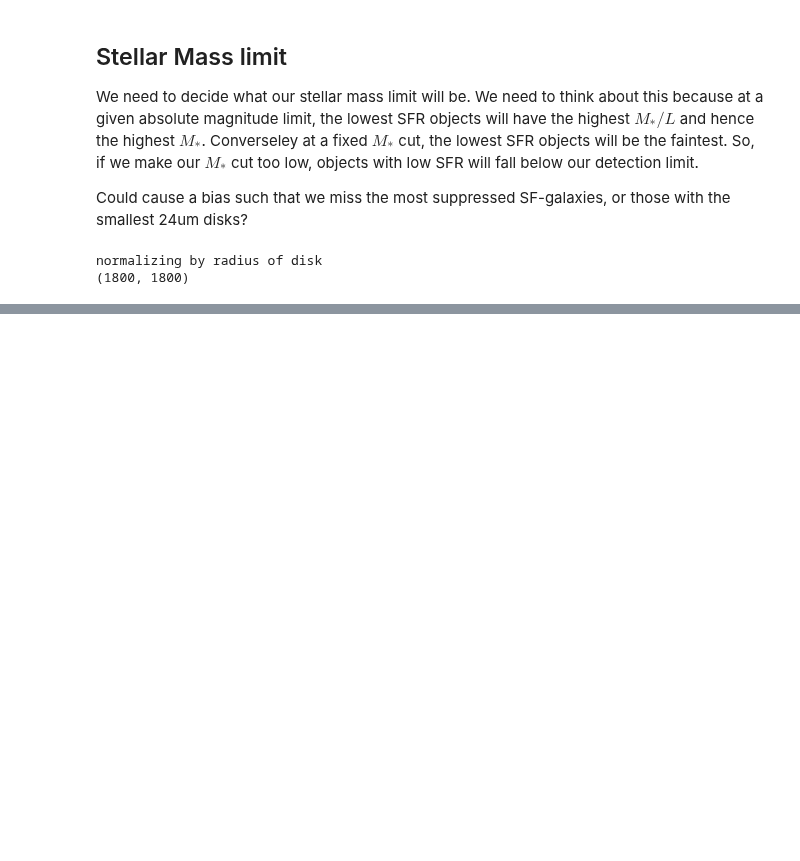
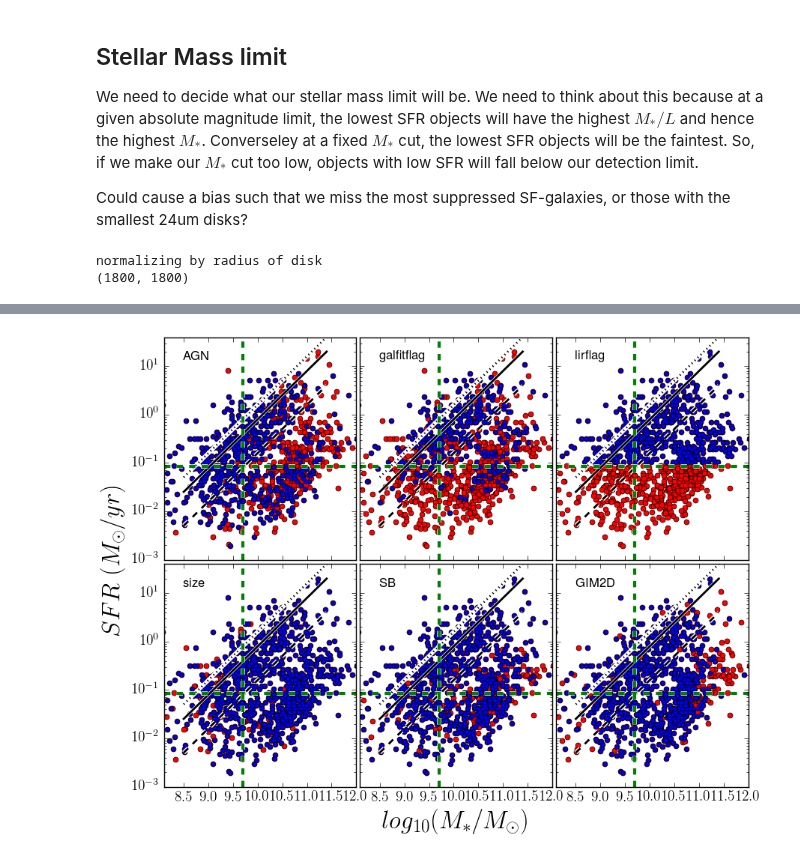
Before and after one commit to rfinn/LCS, a Jupyter notebook: notebooks/Greg-SFR_surf_density_MS.ipynb, the cells around one changed output, grey strips where cells are left out. Saved outputs shown, nothing was run; the diff lists cells and outputs as text; code cells hidden in the pictures; blank space fills up the shorter version.

```diff
--- a/notebooks/Greg-SFR_surf_density_MS.ipynb
+++ b/notebooks/Greg-SFR_surf_density_MS.ipynb
@@ -21,0 +26,4 @@ normalizing by radius of disk
+# %%
+g.plotSFRStellarmasssel()
+# %% [output]
+[figure, added]
```
Also changed, not shown: parts of 6 cells of this notebook.
